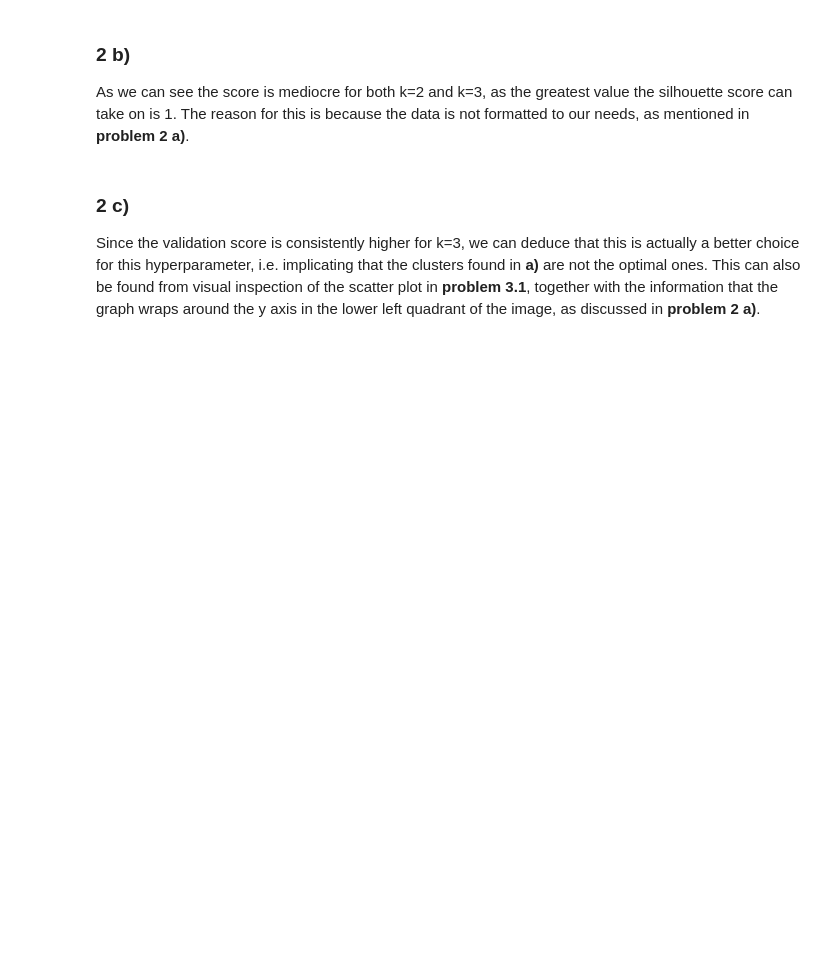
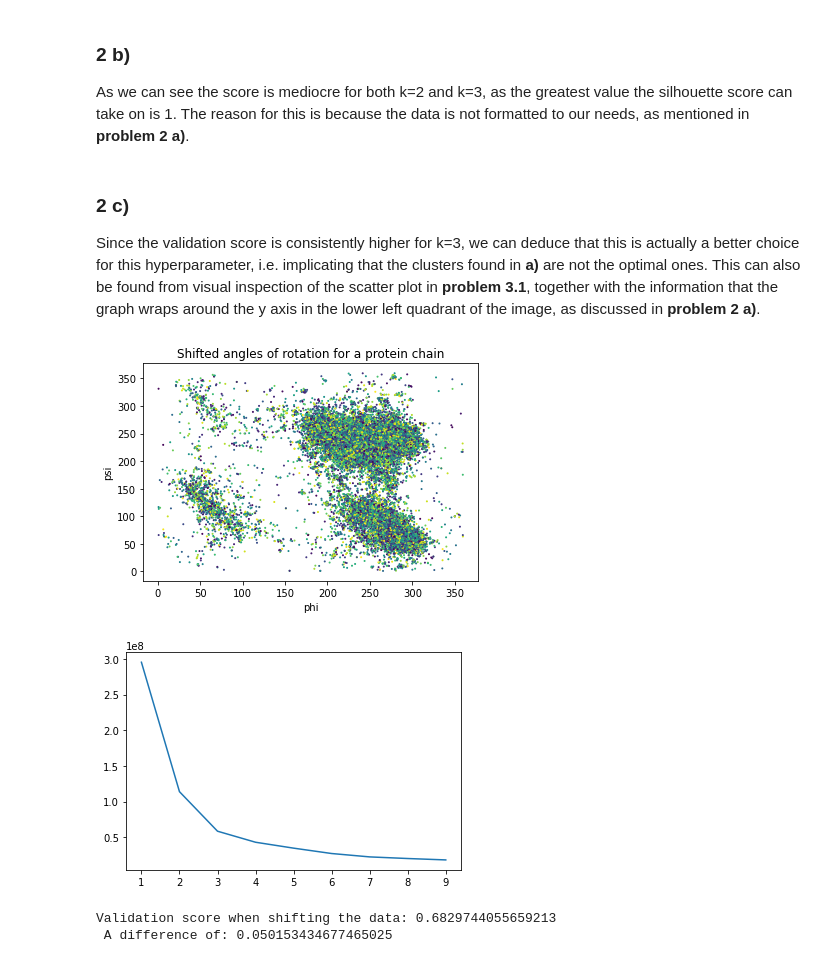
Before and after one commit to carljvh/intro-to-datascience-and-AI, a Jupyter notebook: assignment-3/problem3_2.ipynb, the cells around one changed output. Drawn from its saved outputs; the diff is of its cells as text; code cells hidden in the pictures; blank space fills up the shorter version.

```diff
--- a/assignment-3/problem3_2.ipynb
+++ b/assignment-3/problem3_2.ipynb
@@ -53,3 +53,32 @@ As we can see the score is mediocre for both k=2 and k=3, as the greatest value
 # %% [markdown]
 ### 2 c)
 Since the validation score is consistently higher for k=3, we can deduce that this is actually a better choice for this hyperparameter, i.e. implicating that the clusters found in **a)** are not the optimal ones. This can also be found from visual inspection of the scatter plot in **problem 3.1**, together with the information that the graph wraps around the y axis in the lower left quadrant of the image, as discussed in **problem 2 a)**.
+# %%
+shifted_angles = angle_data.copy(deep=True)
+shifted_angles["phi"] = shifted_angles["phi"] + 350
+shifted_angles["psi"] = shifted_angles["psi"] + 100
+shifted_angles = shifted_angles.mod(360, axis = 1)
+N = len(shifted_angles)
+colors = np.random.rand(N)
+plt.scatter(shifted_angles['phi'], shifted_angles['psi'], c = colors, s=1)
+plt.xlabel("phi")
+plt.ylabel("psi")
+plt.title("Shifted angles of rotation for a protein chain")
+plt.show()
+elbow_plot_values = []
+
+for k in K:
+    kmeans_d = KMeans(n_clusters=k, random_state=0).fit(shifted_angles)
+    elbow_plot_values.append(kmeans_d.inertia_)
+
+plt.plot(K, elbow_plot_values)
+plt.show()
+kmeans_d_3 = KMeans(n_clusters=3, random_state = 0).fit(shifted_angles)
+predicted_labels = kmeans_d_3.labels_
+validation_score_d = silhouette_score(shifted_angles, predicted_labels)
+print("Validation score when shifting the data: {} \n A difference of: {}".format(validation_score_d, validation_score_d-validation_score_k2))
+# %% [output]
+[figure, added]
+[figure, added]
+Validation score when shifting the data: 0.6829744055659213
+ A difference of: 0.050153434677465025
```
Also changed, not shown: 1 other file.
